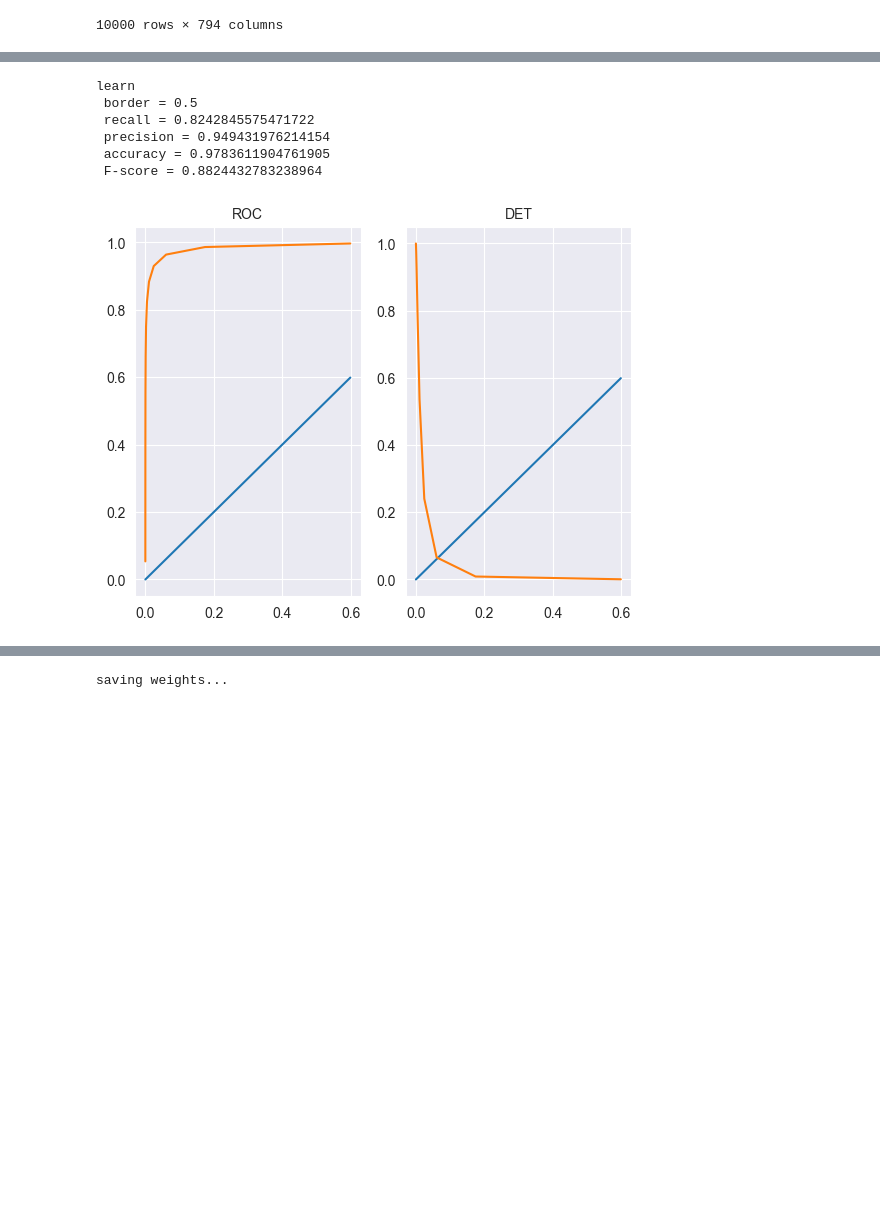
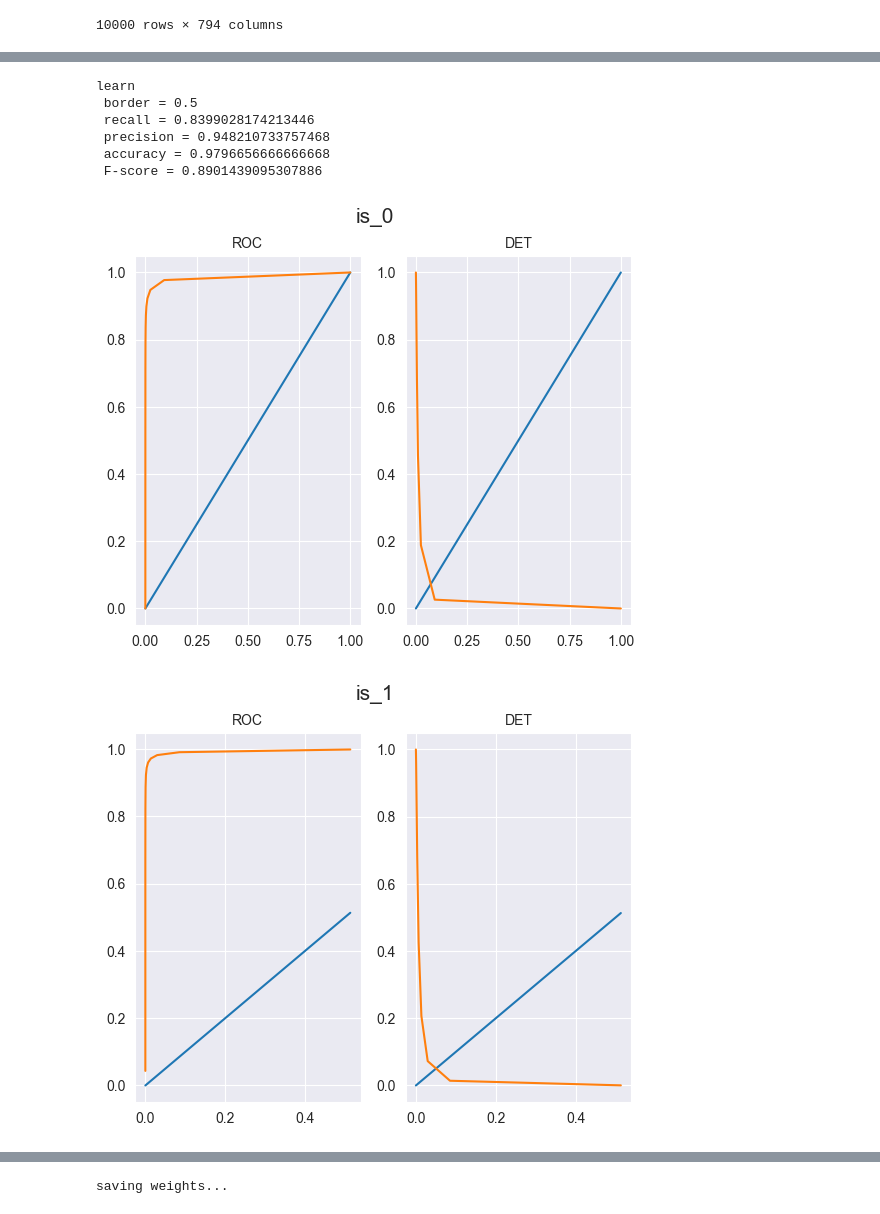
Before and after one commit to AleksandrMatsko/NeuralNetworks, a Jupyter notebook: lab_4_convolution/lab_4_analysis.ipynb, the cells around one changed output, grey strips where cells are left out. Cells and saved outputs as stored; diff of their text form; code cells hidden in the pictures; blank space fills up the shorter version.

Commit message:
feat: add plots for every target

```diff
--- a/lab_4_convolution/lab_4_analysis.ipynb
+++ b/lab_4_convolution/lab_4_analysis.ipynb
@@ -24,10 +24,10 @@ def convert_target_to_vector(df: pd.DataFrame, column_name: str) -> pd.DataFrame
     return df.join(new_target_df)
 
 def show_plots_classification(analyser: ClassificationErrorAnalyser, msg: str):
-    recall = analyser.recall()
-    precision = analyser.precision()
-    accuracy = analyser.accuracy()
-    f_score = analyser.f_score()
+    recall = np.average(analyser.recall(), axis=1)
+    precision = np.average(analyser.precision(), axis=1)
+    accuracy = np.average(analyser.accuracy(), axis=1)
+    f_score = np.average(analyser.f_score(), axis=1)
 
     border = 0.5
     ind = analyser.get_index_by_border(border)
@@ -39,8 +39,22 @@ def show_plots_classification(analyser: ClassificationErrorAnalyser, msg: str):
     fpr = analyser.fpr()
     fnr = analyser.fnr()
 
+    for i in range(tpr.shape[1]):
+        fig, axs = plt.subplots(1, 2)
+        fig.suptitle('is_' + str(i), fontsize=15)
+        axs[0].plot(fpr[:, i], fpr[:, i], fpr[:, i], tpr[:, i])
+        axs[0].grid(True)
+        axs[0].set_title(label='ROC', fontsize=10)
+        axs[1].plot(fpr[:, i], fpr[:, i], fpr[:, i], fnr[:, i])
+        axs[1].grid(True)
+        axs[1].set_title(label='DET', fontsize=10)
+        plt.show()
+
+    tpr = np.average(tpr, axis=1)
+    fpr = np.average(fpr, axis=1)
+    fnr = np.average(fnr, axis=1)
     fig, axs = plt.subplots(1, 2)
-    plt.title('test', fontsize=15)
+    fig.suptitle('average', fontsize=15)
     axs[0].plot(fpr, fpr, fpr, tpr)
     axs[0].grid(True)
     axs[0].set_title(label='ROC', fontsize=10)
@@ -99,7 +113,7 @@ hidden_1 = 120
 hidden_2 = 84
 #nn = NeuralNet(dir_name='./classification_weights')
 #"""
-nn = NeuralNet(learn_rate=0.003,  layers=[
+nn = NeuralNet(learn_rate=0.005,  layers=[
     ConvLayer((1, 28, 28), dims_filter=(1, 3, 3), num_filters=6, start_weight_multiplier=0.1,
               funcs=["ReLu"] * 2304, deviation=0.0),
     PoolLayer("avg", (6, 26, 26)),
@@ -113,7 +127,7 @@ nn = NeuralNet(learn_rate=0.003,  layers=[
 #"""
 # %%
 #"""
-expected_gained_learn = nn.learn(learn, num_epochs=7, categorical=True, need_preparations=False)
+expected_gained_learn = nn.learn(learn, num_epochs=5, categorical=True, need_preparations=False)
 learn_analyser = ClassificationErrorAnalyser(expected_gained_learn, 10, border_step=0.1)
 show_plots_classification(learn_analyser, "learn")
 #"""
@@ -138,7 +152,8 @@ final learn time: 31852.841015338898
 learn
  border = 0.5
- recall = 0.8242845575471722
- precision = 0.949431976214154
- accuracy = 0.9783611904761905
- F-score = 0.8824432783238964
+ recall = 0.8399028174213446
+ precision = 0.948210733757468
+ accuracy = 0.9796656666666668
+ F-score = 0.8901439095307886
-[figure, old version]
+[figure, new version]
+[figure, added]
```
Also changed, not shown: parts of 2 cells of this notebook, 27 other files.
